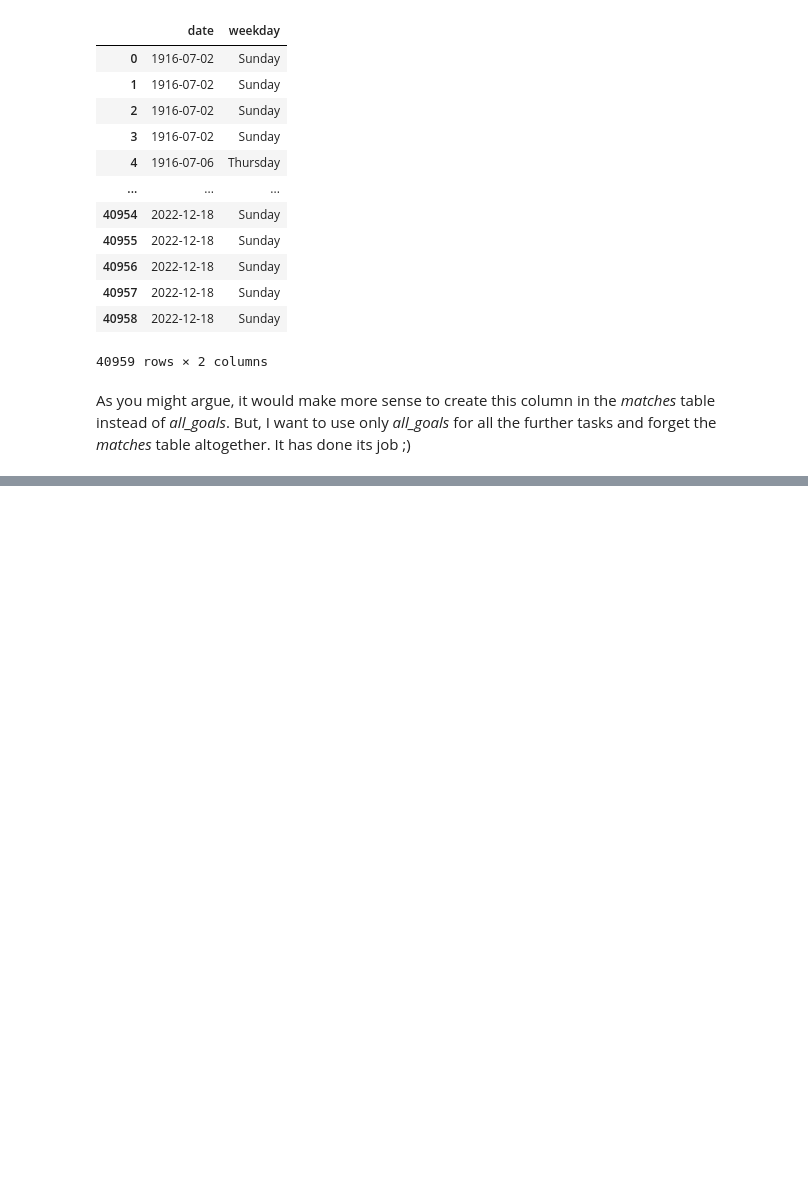
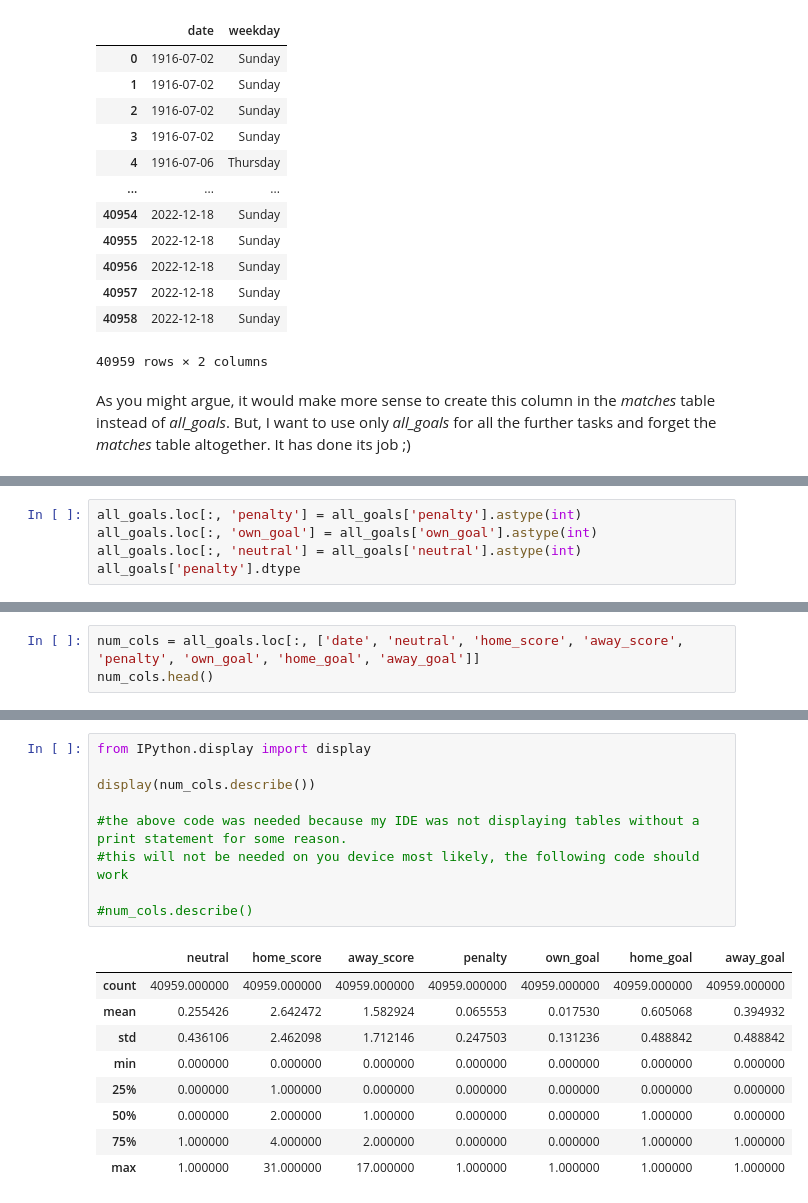
Before and after one commit to ryuukkk/football-data-analysis, a Jupyter notebook: DE_PROJECT.ipynb, the cells around one changed output, grey strips where cells are left out. Cells and saved outputs as stored; diff of their text form; blank space fills up the shorter version.

```diff
--- a/DE_PROJECT.ipynb
+++ b/DE_PROJECT.ipynb
@@ -292,0 +293,5 @@ As you might argue, it would make more sense to create this column in the <i>mat
+# %%
+all_goals.loc[:, 'penalty'] = all_goals['penalty'].astype(int)
+all_goals.loc[:, 'own_goal'] = all_goals['own_goal'].astype(int)
+all_goals.loc[:, 'neutral'] = all_goals['neutral'].astype(int)
+all_goals['penalty'].dtype
@@ -292,0 +300,3 @@ As you might argue, it would make more sense to create this column in the <i>mat
+# %%
+num_cols = all_goals.loc[:, ['date', 'neutral', 'home_score', 'away_score', 'penalty', 'own_goal', 'home_goal', 'away_goal']]
+num_cols.head()
@@ -292,0 +333,19 @@ As you might argue, it would make more sense to create this column in the <i>mat
+# %%
+from IPython.display import display
+
+display(num_cols.describe())
+
+#the above code was needed because my IDE was not displaying tables without a print statement for some reason.
+#this will not be needed on you device most likely, the following code should work
+
+#num_cols.describe()
+# %% [output]
+|  | neutral | home_score | away_score | penalty | own_goal | home_goal | away_goal |
+| count | 40959.000000 | 40959.000000 | 40959.000000 | 40959.000000 | 40959.000000 | 40959.000000 | 40959.000000 |
+| mean | 0.255426 | 2.642472 | 1.582924 | 0.065553 | 0.017530 | 0.605068 | 0.394932 |
+| std | 0.436106 | 2.462098 | 1.712146 | 0.247503 | 0.131236 | 0.488842 | 0.488842 |
+| min | 0.000000 | 0.000000 | 0.000000 | 0.000000 | 0.000000 | 0.000000 | 0.000000 |
+| 25% | 0.000000 | 1.000000 | 0.000000 | 0.000000 | 0.000000 | 0.000000 | 0.000000 |
+| 50% | 0.000000 | 2.000000 | 1.000000 | 0.000000 | 0.000000 | 1.000000 | 0.000000 |
+| 75% | 1.000000 | 4.000000 | 2.000000 | 0.000000 | 0.000000 | 1.000000 | 1.000000 |
+| max | 1.000000 | 31.000000 | 17.000000 | 1.000000 | 1.000000 | 1.000000 | 1.000000 |
```
Also changed, not shown: parts of 18 cells of this notebook, 5 other files.
